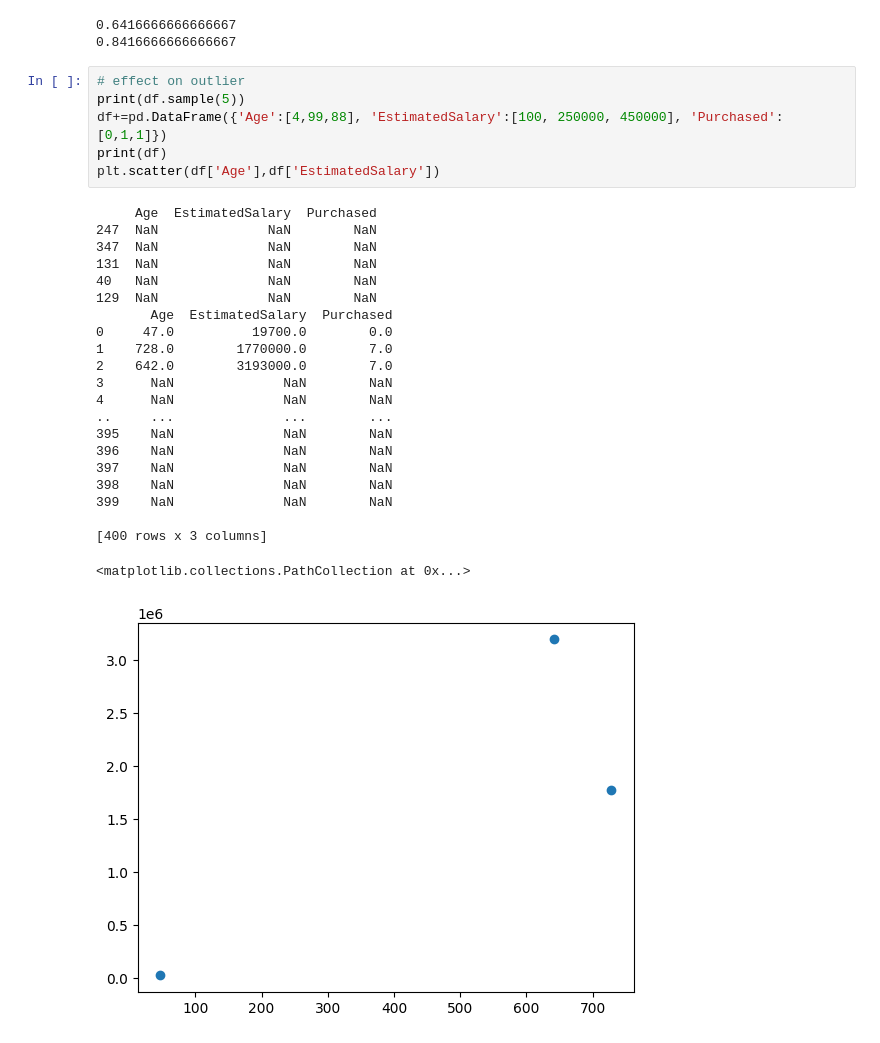
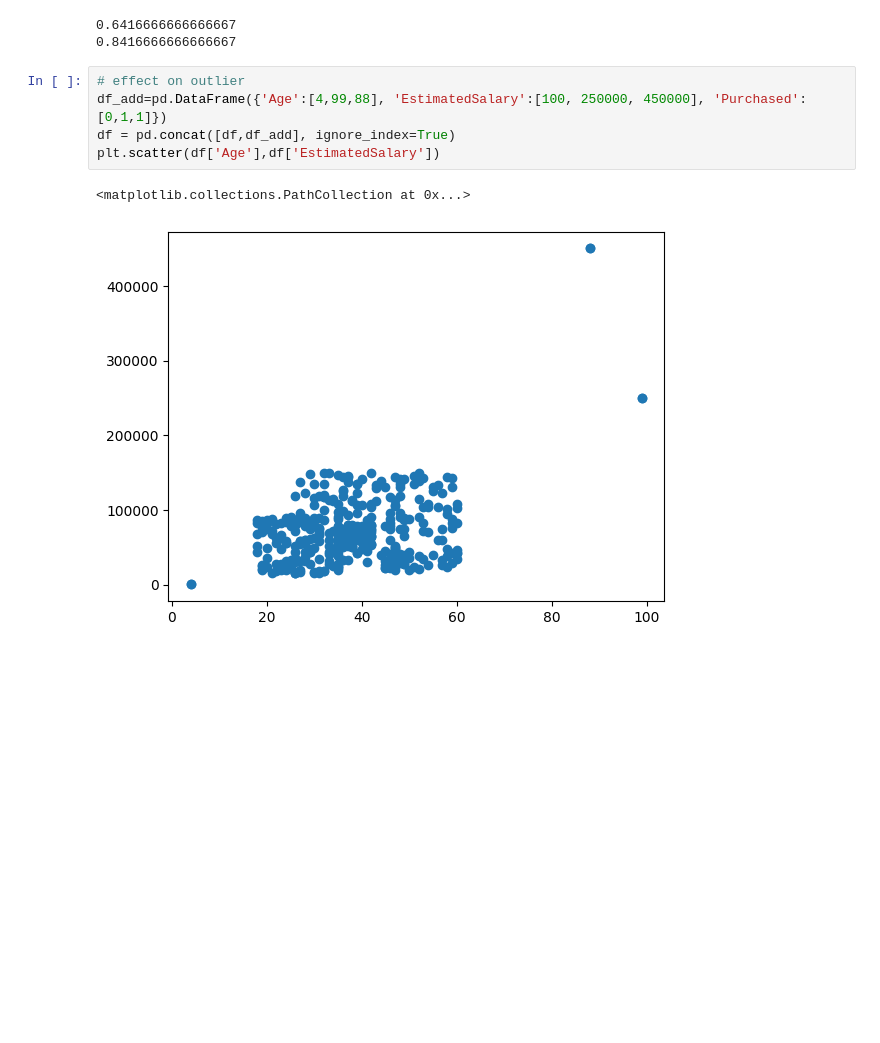
Before and after one commit to prayas7102/ML-Algorithms-Implementation, a Jupyter notebook: Standardization/Social_Network_Ads/sol.ipynb, the cells around one changed output. Drawn from its saved outputs; the diff is of its cells as text; blank space fills up the shorter version.

```diff
--- a/Social_Network_Ads/sol.ipynb
+++ b/Standardization/Social_Network_Ads/sol.ipynb
@@ -116,30 +118,9 @@ print(accuracy_score(y_test, y_pred_scaled))
 0.8416666666666667
 # %%
 # effect on outlier
-print(df.sample(5))
-df+=pd.DataFrame({'Age':[4,99,88], 'EstimatedSalary':[100, 250000, 450000], 'Purchased':[0,1,1]})
-print(df)
+df_add=pd.DataFrame({'Age':[4,99,88], 'EstimatedSalary':[100, 250000, 450000], 'Purchased':[0,1,1]})
+df = pd.concat([df,df_add], ignore_index=True)
 plt.scatter(df['Age'],df['EstimatedSalary'])
 # %% [output]
-     Age  EstimatedSalary  Purchased
-247  NaN              NaN        NaN
-347  NaN              NaN        NaN
-131  NaN              NaN        NaN
-40   NaN              NaN        NaN
-129  NaN              NaN        NaN
-       Age  EstimatedSalary  Purchased
-0     47.0          19700.0        0.0
-1    728.0        1770000.0        7.0
-2    642.0        3193000.0        7.0
-3      NaN              NaN        NaN
-4      NaN              NaN        NaN
-..     ...              ...        ...
-395    NaN              NaN        NaN
-396    NaN              NaN        NaN
-397    NaN              NaN        NaN
-398    NaN              NaN        NaN
-399    NaN              NaN        NaN
-
-[400 rows x 3 columns]
+<matplotlib.collections.PathCollection at 0x...>
-<matplotlib.collections.PathCollection at 0x...>
-[figure, old version]
+[figure, new version]
```
Also changed, not shown: parts of 5 cells of this notebook, 13 other files.
